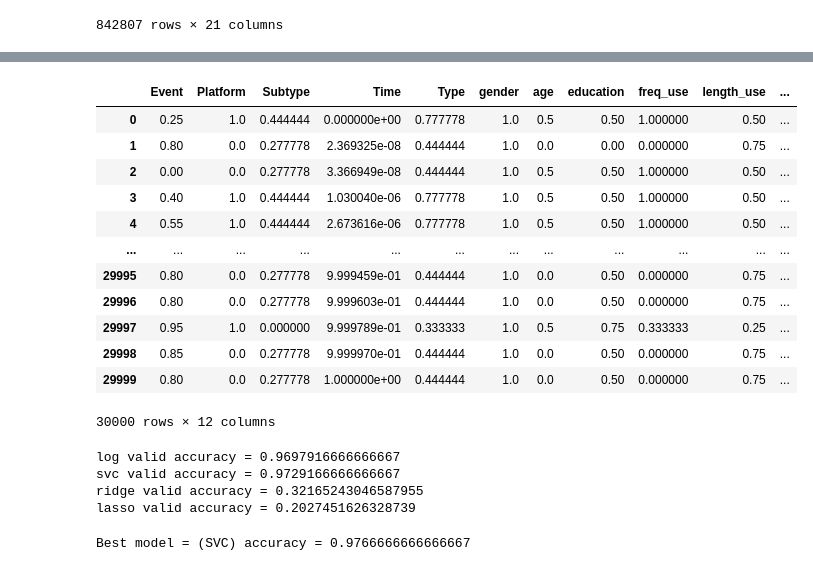
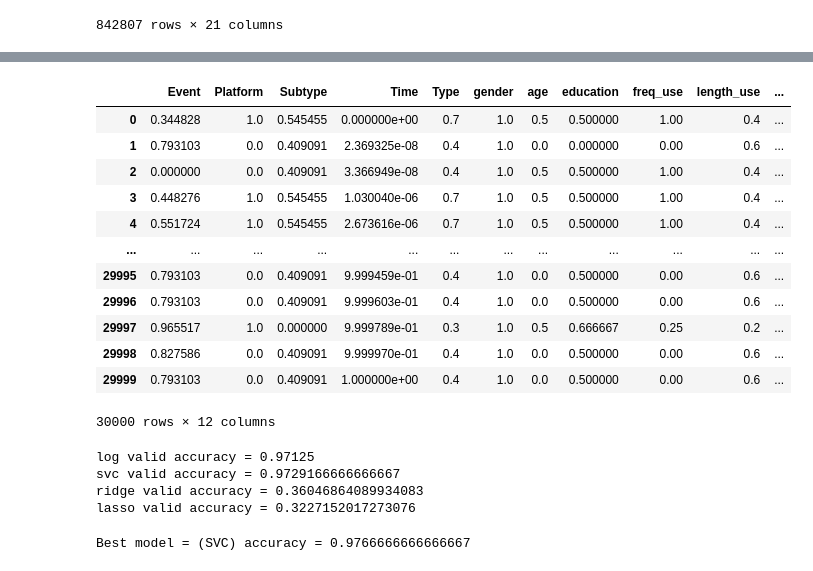
Before and after one commit to NicholasBerns/DataScienceProject, a Jupyter notebook: toloka_models.ipynb, the cells around one changed output, grey strips where cells are left out. Saved outputs shown, nothing was run; the diff lists cells and outputs as text; code cells hidden in the pictures.

```diff
--- a/toloka_models.ipynb
+++ b/toloka_models.ipynb
@@ -125,8 +126,7 @@ merged_toloka
 | 2894831 | 1637499 | chrome://userdata | USER | OTHER | META_DATA | 1.650931e+12 | API | 749c5a22d9ea6f818cd2c8bef8fb2c | Strongly Agree | ... |
 842807 rows × 21 columns
 # %%
-df_tolo_model = merged_toloka.drop(columns=['Current', 'ID', 'User', 'current_country', 'only_one_country', 'group', 'task_satisfaction', 'task_motivation'])
-df_tolo_model = df_tolo_model.iloc[150000:180000]
-df_tolo_model
+df_tolo_model_unlabeled = merged_toloka.drop(columns=['Current', 'ID', 'User', 'current_country', 'only_one_country', 'group', 'task_satisfaction', 'task_motivation'])
+df_tolo_model_unlabeled
 # %% [output]
 |  | Event | Platform | Subtype | Time | Type | gender | age | home_country | education | freq_use | ... |
@@ -145,5 +145,8 @@ df_tolo_model
 # %%
 from sklearn.preprocessing import LabelEncoder
+
+df_tolo_model = pd.DataFrame(df_tolo_model_unlabeled)
+
 le = LabelEncoder()
 le.fit(df_tolo_model['Event'])
 df_tolo_model['Event'] = le.transform(df_tolo_model['Event'])
@@ -181,5 +184,6 @@ le.fit(df_tolo_model['promptly_find_tasks'])
 df_tolo_model['promptly_find_tasks'] = le.transform(df_tolo_model['promptly_find_tasks'])
 
 print(df_tolo_model.info())
+df_tolo_model_unlabeled
 # %% [output]
 <class 'pandas.core.frame.DataFrame'>
@@ -202,27 +219,30 @@ None
 # %%
 target_df = df_tolo_model['home_country']
 data_df = df_tolo_model.drop(columns=['home_country'])
+
+target_df = target_df.iloc[150000:180000]
+data_df = data_df.iloc[150000:180000]
 
 scale = MinMaxScaler()
 
 data_df = pd.DataFrame(scale.fit_transform(data_df), columns=data_df.columns)
 
 Xtrain, Xtest, Ytrain, Ytest = train_test_split(data_df, target_df, test_size=0.20, random_state=50)
 Xtrain, Xval, Ytrain, Yval = train_test_split(Xtrain, Ytrain, test_size=0.20, random_state=50)
 data_df
 # %% [output]
 |  | Event | Platform | Subtype | Time | Type | gender | age | education | freq_use | length_use | ... |
-| 0 | 0.25 | 1.0 | 0.444444 | 0.000000e+00 | 0.777778 | 1.0 | 0.5 | 0.50 | 1.000000 | 0.50 | ... |
-| 1 | 0.80 | 0.0 | 0.277778 | 2.369325e-08 | 0.444444 | 1.0 | 0.0 | 0.00 | 0.000000 | 0.75 | ... |
-| 2 | 0.00 | 0.0 | 0.277778 | 3.366949e-08 | 0.444444 | 1.0 | 0.5 | 0.50 | 1.000000 | 0.50 | ... |
-| 3 | 0.40 | 1.0 | 0.444444 | 1.030040e-06 | 0.777778 | 1.0 | 0.5 | 0.50 | 1.000000 | 0.50 | ... |
-| 4 | 0.55 | 1.0 | 0.444444 | 2.673616e-06 | 0.777778 | 1.0 | 0.5 | 0.50 | 1.000000 | 0.50 | ... |
+| 0 | 0.344828 | 1.0 | 0.545455 | 0.000000e+00 | 0.7 | 1.0 | 0.5 | 0.500000 | 1.00 | 0.4 | ... |
+| 1 | 0.793103 | 0.0 | 0.409091 | 2.369325e-08 | 0.4 | 1.0 | 0.0 | 0.000000 | 0.00 | 0.6 | ... |
+| 2 | 0.000000 | 0.0 | 0.409091 | 3.366949e-08 | 0.4 | 1.0 | 0.5 | 0.500000 | 1.00 | 0.4 | ... |
+| 3 | 0.448276 | 1.0 | 0.545455 | 1.030040e-06 | 0.7 | 1.0 | 0.5 | 0.500000 | 1.00 | 0.4 | ... |
+| 4 | 0.551724 | 1.0 | 0.545455 | 2.673616e-06 | 0.7 | 1.0 | 0.5 | 0.500000 | 1.00 | 0.4 | ... |
 | ... | ... | ... | ... | ... | ... | ... | ... | ... | ... | ... | ... |
-| 29995 | 0.80 | 0.0 | 0.277778 | 9.999459e-01 | 0.444444 | 1.0 | 0.0 | 0.50 | 0.000000 | 0.75 | ... |
-| 29996 | 0.80 | 0.0 | 0.277778 | 9.999603e-01 | 0.444444 | 1.0 | 0.0 | 0.50 | 0.000000 | 0.75 | ... |
-| 29997 | 0.95 | 1.0 | 0.000000 | 9.999789e-01 | 0.333333 | 1.0 | 0.5 | 0.75 | 0.333333 | 0.25 | ... |
-| 29998 | 0.85 | 0.0 | 0.277778 | 9.999970e-01 | 0.444444 | 1.0 | 0.0 | 0.50 | 0.000000 | 0.75 | ... |
-| 29999 | 0.80 | 0.0 | 0.277778 | 1.000000e+00 | 0.444444 | 1.0 | 0.0 | 0.50 | 0.000000 | 0.75 | ... |
+| 29995 | 0.793103 | 0.0 | 0.409091 | 9.999459e-01 | 0.4 | 1.0 | 0.0 | 0.500000 | 0.00 | 0.6 | ... |
+| 29996 | 0.793103 | 0.0 | 0.409091 | 9.999603e-01 | 0.4 | 1.0 | 0.0 | 0.500000 | 0.00 | 0.6 | ... |
+| 29997 | 0.965517 | 1.0 | 0.000000 | 9.999789e-01 | 0.3 | 1.0 | 0.5 | 0.666667 | 0.25 | 0.2 | ... |
+| 29998 | 0.827586 | 0.0 | 0.409091 | 9.999970e-01 | 0.4 | 1.0 | 0.0 | 0.500000 | 0.00 | 0.6 | ... |
+| 29999 | 0.793103 | 0.0 | 0.409091 | 1.000000e+00 | 0.4 | 1.0 | 0.0 | 0.500000 | 0.00 | 0.6 | ... |
 30000 rows × 12 columns
 # %%
 from sklearn.linear_model import LogisticRegression
@@ -259,10 +279,10 @@ for name, model in models:
         bestAc = accuracy
     print(f"{name} valid accuracy = {accuracy}")
 # %% [output]
-log valid accuracy = 0.9697916666666667
+log valid accuracy = 0.97125
 svc valid accuracy = 0.9729166666666667
-ridge valid accuracy = 0.32165243046587955
-lasso valid accuracy = 0.2027451626328739
+ridge valid accuracy = 0.36046864089934083
+lasso valid accuracy = 0.3227152017273076
 # %%
 from sklearn.metrics import accuracy_score
 
```
Also changed, not shown: parts of 10 cells of this notebook, 1 other file.
